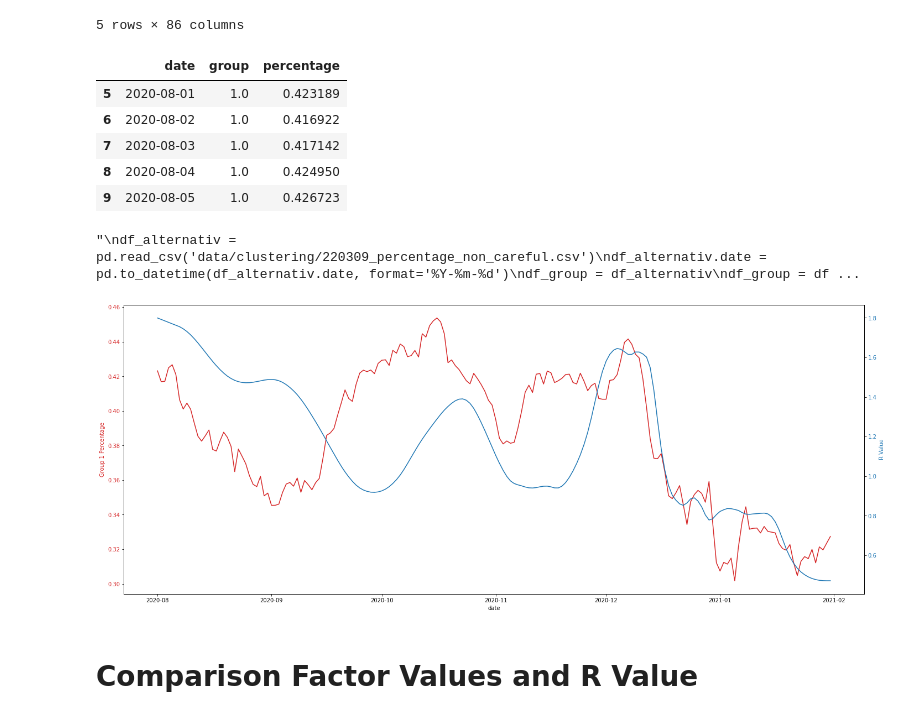
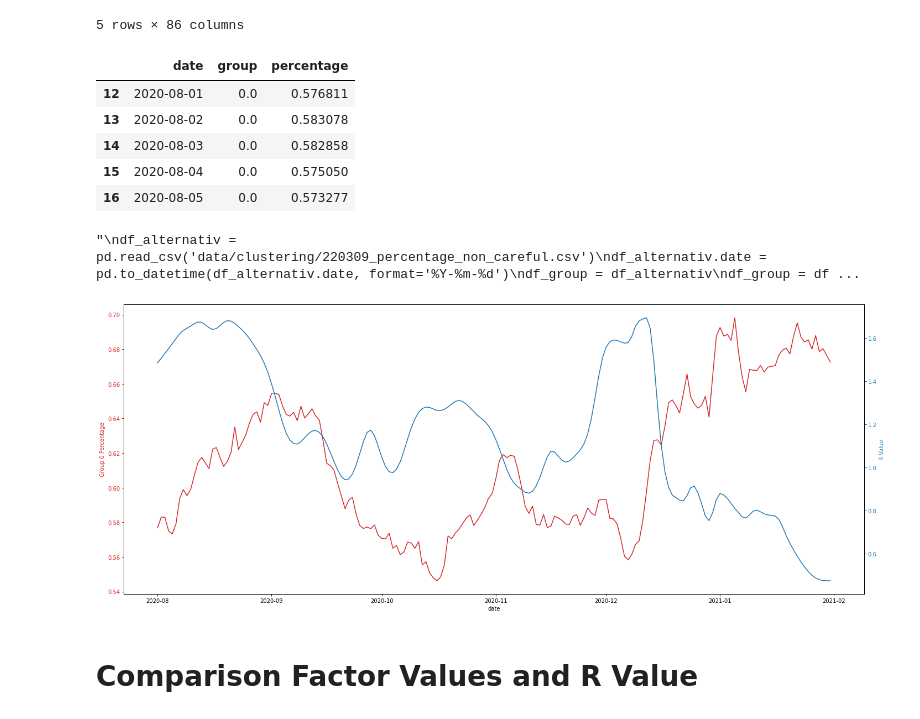
Before and after one commit to anuarsantoyo/master-thesis, a Jupyter notebook: model/comparison_rvalue.ipynb, the cells around one changed output. Cells and saved outputs as stored; diff of their text form; code cells hidden in the pictures.

```diff
--- a/model/comparison_rvalue.ipynb
+++ b/model/comparison_rvalue.ipynb
@@ -49,7 +49,7 @@ df.head()
 | 4 | 0.958333 | 0.916667 | 0.958333 | 1.000000 | ... |
 5 rows × 86 columns
 # %%
-group_nr = 1
+group_nr = 0
 df_group = df.groupby(['date','group'],as_index=False)['gender'].count()
 def normalize(row):
   sum = df_group[df_group['date']==row['date']]['gender'].sum()
@@ -63,11 +63,11 @@ df_group = df_group[df_group.date >= start_train]
 df_group.head()
 # %% [output]
 |  | date | group | percentage |
-| 5 | 2020-08-01 | 1.0 | 0.423189 |
-| 6 | 2020-08-02 | 1.0 | 0.416922 |
-| 7 | 2020-08-03 | 1.0 | 0.417142 |
-| 8 | 2020-08-04 | 1.0 | 0.424950 |
-| 9 | 2020-08-05 | 1.0 | 0.426723 |
+| 12 | 2020-08-01 | 0.0 | 0.576811 |
+| 13 | 2020-08-02 | 0.0 | 0.583078 |
+| 14 | 2020-08-03 | 0.0 | 0.582858 |
+| 15 | 2020-08-04 | 0.0 | 0.575050 |
+| 16 | 2020-08-05 | 0.0 | 0.573277 |
 # %%
 """
 df_alternativ = pd.read_csv('data/clustering/220309_percentage_non_careful.csv')
@@ -80,26 +80,26 @@ df_group.info()"""
 "\ndf_alternativ = pd.read_csv('data/clustering/220309_percentage_non_careful.csv')\ndf_alternativ.date = pd.to_datetime(df_alternativ.date, format='%Y-%m-%d')\ndf_group = df_alternativ\ndf_group = df ...
 # %%
 fig, ax1 = plt.subplots(figsize=(20, 8))
-df_group['percentage_transformed'] = np.exp(df_group['percentage'])
+#df_group['percentage_transformed'] = df_group['percentage'].diff().rolling(7).mean()
 color = 'tab:red'
 ax1.set_xlabel('date')
 ax1_ylabel = 'Group ' + str(group_nr) + ' Percentage'
 ax1.set_ylabel(ax1_ylabel, color=color)
 ax1.plot(df_group['date'], df_group['percentage'], color=color)
 #ax1.plot(df_group['date'], df_group['percentage_transformed'], color='grey')
 ax1.tick_params(axis='y', labelcolor=color)
 
 ax2 = ax1.twinx()  # instantiate a second axes that shares the same x-axis
 
 color = 'tab:blue'
 ax2.set_ylabel('R Value', color=color)  # we already handled the x-label with ax1
 ax2.plot(df_rvalue['date'], df_rvalue['R_t'], color=color)
 ax2.tick_params(axis='y', labelcolor=color)
 
 fig.tight_layout()  # otherwise the right y-label is slightly clipped
 plt.show()
 # %% [output]
-[figure, old version]
+[figure, new version]
 # %% [markdown]
 # Comparison Factor Values and R Value
 # %%
```
Also changed, not shown: parts of 5 cells of this notebook, 6 other files.
